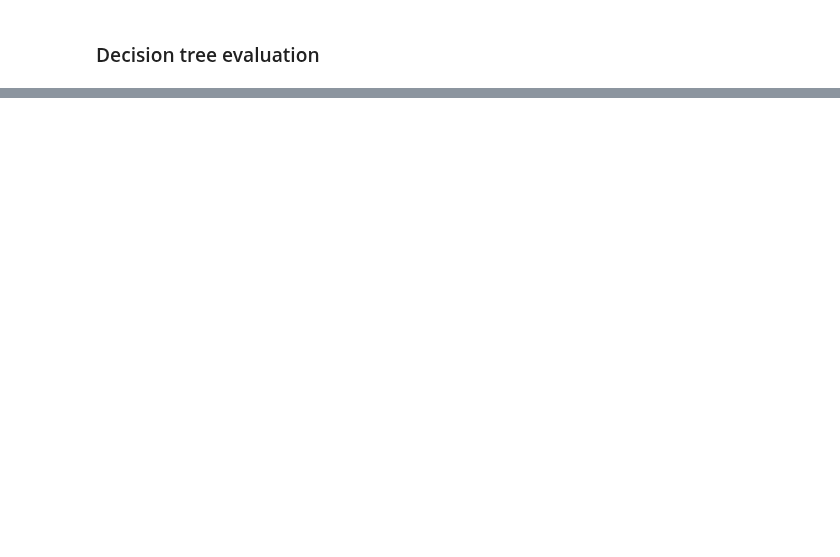
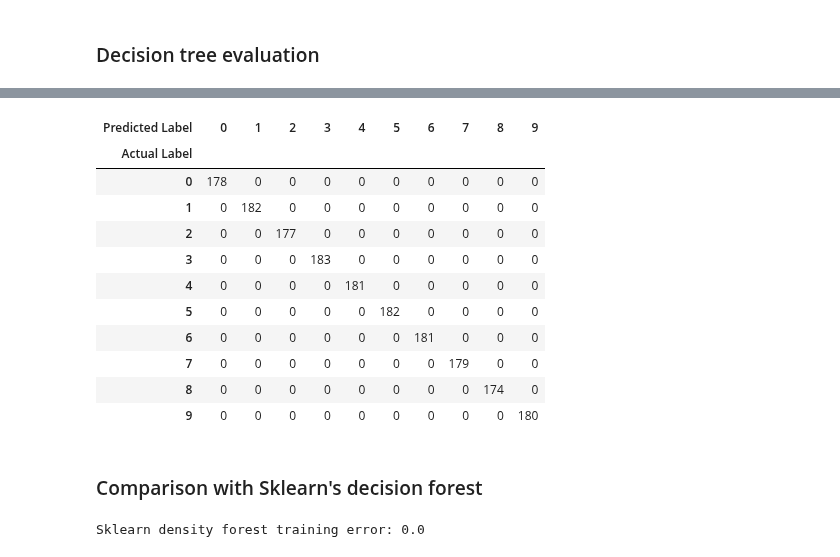
Before and after one commit to eliaserland/heidelberg-courses, a Jupyter notebook: machine-learning/problem-set-4/tree-methods-stubs.ipynb, the cells around one changed output, grey strips where cells are left out. Cells and saved outputs as stored; diff of their text form; code cells hidden in the pictures; blank space fills up the shorter version.

```diff
--- a/machine-learning/problem-set-4/tree-methods-stubs.ipynb
+++ b/machine-learning/problem-set-4/tree-methods-stubs.ipynb
@@ -507,14 +528,0 @@ class DensityForest():
-# %%
-class DecisionForest():
-    def __init__(self, n_trees):
-        # create ensemble
-        self.trees = [DecisionTree() for i in range(n_trees)]
-
-    def train(self, data, labels, n_min=0):
-        for tree in self.trees:
-            # train each tree, using a bootstrap sample of the data
-            ... # your code here
-
-    def predict(self, x):
-        # compute the ensemble prediction
-        return ... # your code here
@@ -525,0 +646,36 @@ class DecisionForest():
+# %%
+# Get confusion matrix for the decision forest
+confusion_mat = confuse(target, y_pred)
+
+display(
+    pd.DataFrame(data=confusion_mat, index=target_names, columns=target_names)
+    .rename_axis('Actual Label', axis = 'rows')
+    .rename_axis('Predicted Label', axis = 'columns')
+    .style.apply(fade_zeros)
+    .format('{:3.0f}')
+)
+# %% [output]
+| Predicted Label | 0 | 1 | 2 | 3 | 4 | 5 | 6 | 7 | 8 | 9 |
+| Actual Label |  |  |  |  |  |  |  |  |  |  |
+| 0 | 178 | 0 | 0 | 0 | 0 | 0 | 0 | 0 | 0 | 0 |
+| 1 | 0 | 182 | 0 | 0 | 0 | 0 | 0 | 0 | 0 | 0 |
+| 2 | 0 | 0 | 177 | 0 | 0 | 0 | 0 | 0 | 0 | 0 |
+| 3 | 0 | 0 | 0 | 183 | 0 | 0 | 0 | 0 | 0 | 0 |
+| 4 | 0 | 0 | 0 | 0 | 181 | 0 | 0 | 0 | 0 | 0 |
+| 5 | 0 | 0 | 0 | 0 | 0 | 182 | 0 | 0 | 0 | 0 |
+| 6 | 0 | 0 | 0 | 0 | 0 | 0 | 181 | 0 | 0 | 0 |
+| 7 | 0 | 0 | 0 | 0 | 0 | 0 | 0 | 179 | 0 | 0 |
+| 8 | 0 | 0 | 0 | 0 | 0 | 0 | 0 | 0 | 174 | 0 |
+| 9 | 0 | 0 | 0 | 0 | 0 | 0 | 0 | 0 | 0 | 180 |
+# %% [markdown]
+### Comparison with Sklearn's decision forest
+# %%
+clf = sklearn.ensemble.RandomForestClassifier(n_estimators=20)
+clf.fit(data, target)
+y_pred = clf.predict(data)
+
+# Get training error
+sklearn_density_forest_train_err = np.sum(target != y_pred)/data.shape[0]
+print(f'Sklearn density forest training error: {sklearn_density_forest_train_err:.4}')
+# %% [output]
+Sklearn density forest training error: 0.0
```
Also changed, not shown: parts of 22 cells of this notebook.
